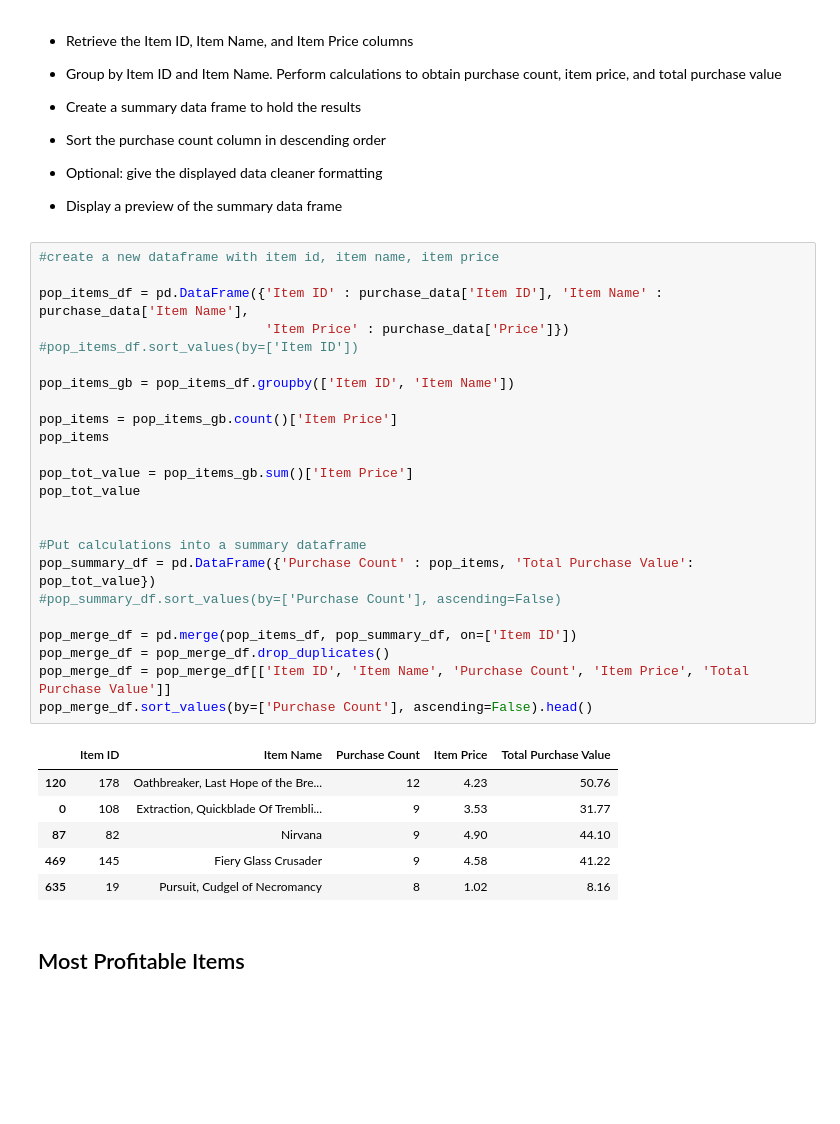
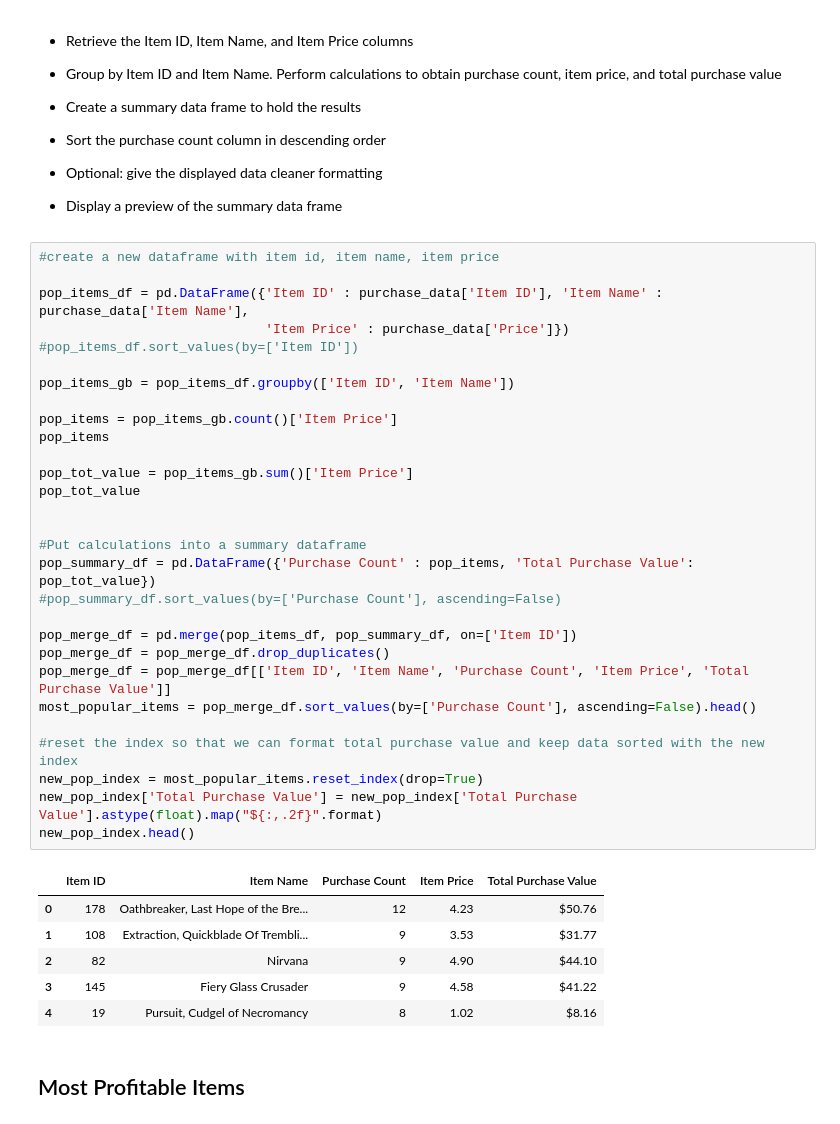
Before and after one commit to shuck0407/HerosOfPymoli_Homework, a Jupyter notebook: HeroesOfPymoli_SLH.ipynb, the cells around one changed output. Saved outputs shown, nothing was run; the diff lists cells and outputs as text; blank space fills up the shorter version.

```diff
--- a/HeroesOfPymoli_SLH.ipynb
+++ b/HeroesOfPymoli_SLH.ipynb
@@ -404,34 +407,39 @@ top_spend_summary.sort_values(by='Total Purchase Value', ascending=False).head()
 # %%
 #create a new dataframe with item id, item name, item price
 
 pop_items_df = pd.DataFrame({'Item ID' : purchase_data['Item ID'], 'Item Name' : purchase_data['Item Name'],
                              'Item Price' : purchase_data['Price']})
 #pop_items_df.sort_values(by=['Item ID'])
 
 pop_items_gb = pop_items_df.groupby(['Item ID', 'Item Name'])
 
 pop_items = pop_items_gb.count()['Item Price']
 pop_items
 
 pop_tot_value = pop_items_gb.sum()['Item Price']
 pop_tot_value
 
 
 #Put calculations into a summary dataframe
 pop_summary_df = pd.DataFrame({'Purchase Count' : pop_items, 'Total Purchase Value': pop_tot_value})
 #pop_summary_df.sort_values(by=['Purchase Count'], ascending=False)
 
 pop_merge_df = pd.merge(pop_items_df, pop_summary_df, on=['Item ID'])
 pop_merge_df = pop_merge_df.drop_duplicates()
 pop_merge_df = pop_merge_df[['Item ID', 'Item Name', 'Purchase Count', 'Item Price', 'Total Purchase Value']]
-pop_merge_df.sort_values(by=['Purchase Count'], ascending=False).head()
+most_popular_items = pop_merge_df.sort_values(by=['Purchase Count'], ascending=False).head()
+
+#reset the index so that we can format total purchase value and keep data sorted with the new index
+new_pop_index = most_popular_items.reset_index(drop=True)
+new_pop_index['Total Purchase Value'] = new_pop_index['Total Purchase Value'].astype(float).map("${:,.2f}".format)
+new_pop_index.head()
 # %% [output]
 |  | Item ID | Item Name | Purchase Count | Item Price | Total Purchase Value |
-| 120 | 178 | Oathbreaker, Last Hope of the Bre... | 12 | 4.23 | 50.76 |
-| 0 | 108 | Extraction, Quickblade Of Trembli... | 9 | 3.53 | 31.77 |
-| 87 | 82 | Nirvana | 9 | 4.90 | 44.10 |
-| 469 | 145 | Fiery Glass Crusader | 9 | 4.58 | 41.22 |
-| 635 | 19 | Pursuit, Cudgel of Necromancy | 8 | 1.02 | 8.16 |
+| 0 | 178 | Oathbreaker, Last Hope of the Bre... | 12 | 4.23 | $50.76 |
+| 1 | 108 | Extraction, Quickblade Of Trembli... | 9 | 3.53 | $31.77 |
+| 2 | 82 | Nirvana | 9 | 4.90 | $44.10 |
+| 3 | 145 | Fiery Glass Crusader | 9 | 4.58 | $41.22 |
+| 4 | 19 | Pursuit, Cudgel of Necromancy | 8 | 1.02 | $8.16 |
 # %% [markdown]
 ## Most Profitable Items
 # %% [markdown]
```
Also changed, not shown: parts of 2 cells of this notebook.
